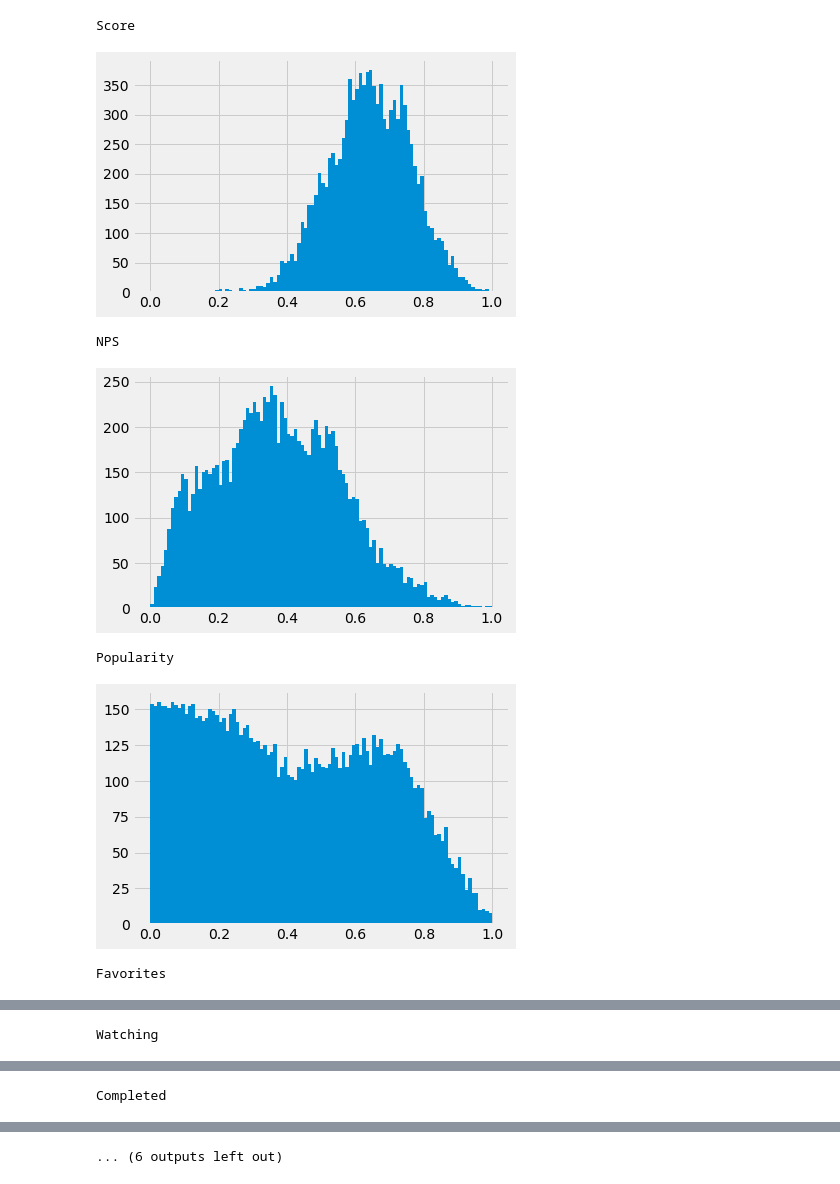
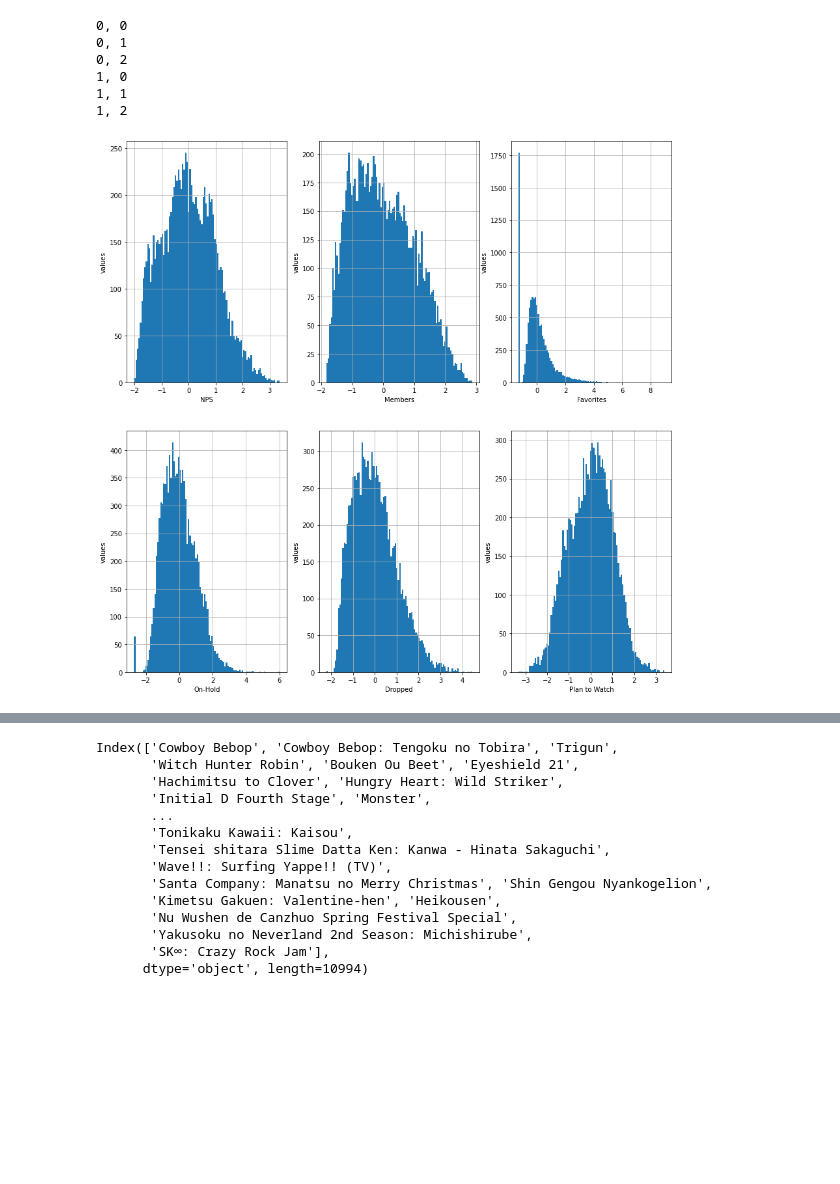
Before and after one commit to 1dimadim1/-PyLearn, a Jupyter notebook: HW2/HW2/HW2.2.ipynb, the cells around one changed output, grey strips where cells are left out. Drawn from its saved outputs; the diff is of its cells as text; code cells hidden in the pictures; blank space fills up the shorter version.

```diff
--- a/HW2/HW2/HW2.2.ipynb
+++ b/HW2/HW2/HW2.2.ipynb
@@ -22,9 +81,9 @@ def elbow_dbscan(data, n_neighbors = 20):
 # %%
 df = pd.read_csv("./anime.csv")
 # %%
-# sorted_ = df[["Name", "Score", "Genres","Episodes", "Ranked", "Popularity", "Members", "Favorites", "Watching", "Completed", "On-Hold", "Dropped", "Plan to Watch"]]
+# sorted_ = df[["Name", "Score", "Genres","Episodes", "Ranked", "Popularity", "Members", "Favorites", "Watching", "Completed", "On-Hold", "Dropped", "Plan to Watch", "Duration"]]
 sorted_ = df.drop(["English name", "Japanese name", "Aired" ,"Premiered", "Type",
-                    "Producers", "Licensors", "Studios", "Source", "Duration", "Rating"], axis=1)
+                    "Producers", "Licensors", "Studios", "Source", "Rating", "MAL_ID"], axis=1)
 sorted_ = sorted_[(sorted_["Score"] != "Unknown")& (sorted_["Episodes"] != "Unknown")& (sorted_["Ranked"] != "Unknown")& (sorted_["Members"] != "0")]
 sorted_["Score-10"] = sorted_["Score-10"].apply(lambda x: 0.0 if x == "Unknown" else float(x))
 sorted_["Score-9"] = sorted_["Score-9"].apply(lambda x: 0.0 if x == "Unknown" else float(x))
@@ -45,5 +104,13 @@ sorted_["negative"] = (sorted_["Score-1"]+ sorted_["Score-2"]+ sorted_["Score-3"
 sorted_["NPS"] = sorted_["positive"] - sorted_["negative"]
 sorted_.drop(["Score-10", "Score-9", "Score-8", "Score-7", "Score-6", "Score-5", "Score-4", "Score-3", "Score-2", "Score-1", "positive", "negative", "all_score"],
            axis=1, inplace=True)
+
+sorted_['hour'] = sorted_['Duration'].apply(lambda x: 1 if '1 hr.' in x else (2 if '2 hr.' in x else 0))
+sorted_['min'] = sorted_['Duration'].apply(lambda x: 0 if 'min.' not in x else (x.split()[x.split().index('min.')-1]))
+sorted_['sec'] = sorted_['Duration'].apply(lambda x: 0 if 'sec.' not in x else (x.split()[x.split().index('sec.')-1]))
+sorted_['Duration'] = sorted_['hour'].astype(int)*60 + sorted_['min'].astype(int) + sorted_['sec'].astype(float)/60
+sorted_.drop(["hour", "min", "sec"],axis=1, inplace=True)
+sorted_['Duration'].replace(0, sorted_['Duration'].median())
 sorted_.set_index('Name', inplace=True)
+sorted_ = sorted_[~sorted_.index.duplicated(keep='first')]
 # %%
@@ -109,13 +186,23 @@ norm_df
 # %%
+
+fig, axs = plt.subplots(2, 3, figsize=(15,15))
+i = 3
 for column in norm_df.columns.values:
-    print(column)
-    plt.hist(norm_df[column], bins=100)
-    plt.show()
+#     print(column)
+    x, y =divmod(i, 3)
+    x -= 1
+
+    print(f"{x}, {y}")
+    axs[x,y].set_ylabel("values")
+    axs[x,y].set_xlabel(column)
+    norm_df[column].hist(ax=axs[x,y], bins=100)
+    i += 1
+plt.show()
 # %% [output]
-Score
+0, 0
+0, 1
+0, 2
+1, 0
+1, 1
+1, 2
-[figure, old version]
+[figure, new version]
-NPS
-[figure, removed]
-Popularity
-[figure, removed]
-Favorites
@@ -123 +208,0 @@ Favorites
-Watching
@@ -125 +208,0 @@ Watching
-Completed
@@ -127 +209,18 @@ Completed
-... (6 outputs left out)
+# %%
+# norm_df.sort_values(by =["NPS"])
+norm_df.index.unique()
+# %% [output]
+Index(['Cowboy Bebop', 'Cowboy Bebop: Tengoku no Tobira', 'Trigun',
+       'Witch Hunter Robin', 'Bouken Ou Beet', 'Eyeshield 21',
+       'Hachimitsu to Clover', 'Hungry Heart: Wild Striker',
+       'Initial D Fourth Stage', 'Monster',
+       ...
+       'Tonikaku Kawaii: Kaisou',
+       'Tensei shitara Slime Datta Ken: Kanwa - Hinata Sakaguchi',
+       'Wave!!: Surfing Yappe!! (TV)',
+       'Santa Company: Manatsu no Merry Christmas', 'Shin Gengou Nyankogelion',
+       'Kimetsu Gakuen: Valentine-hen', 'Heikousen',
+       'Nu Wushen de Canzhuo Spring Festival Special',
+       'Yakusoku no Neverland 2nd Season: Michishirube',
+       'SK∞: Crazy Rock Jam'],
+      dtype='object', length=10994)
```
Also changed, not shown: parts of 45 cells of this notebook, 1 other file.
